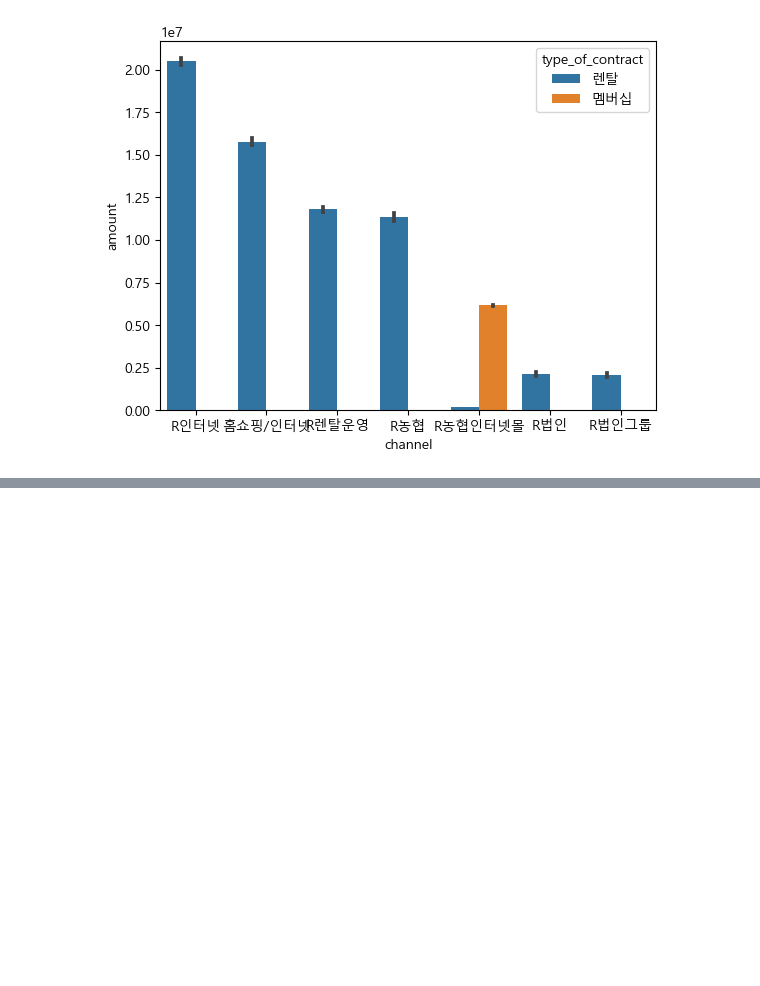
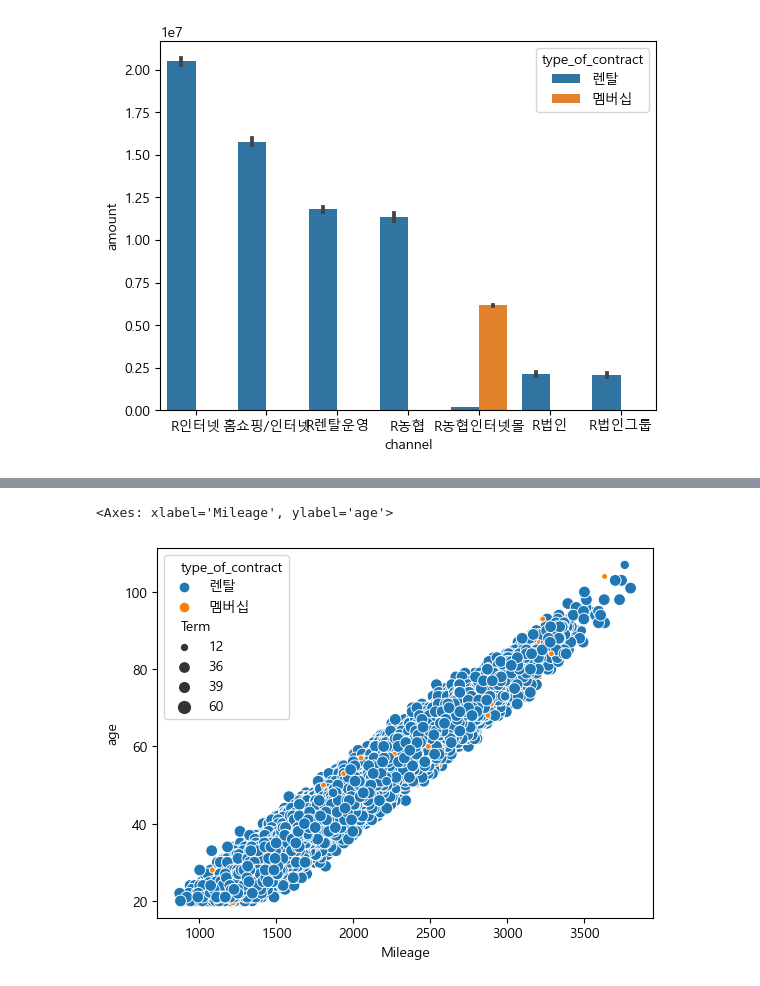
Before and after one commit to KKKKKIKKKK/study_data_analytics, a Jupyter notebook: codes/visuallizations/UsingCharts_TypeOfContractChannel.ipynb, the cells around one changed output, grey strips where cells are left out. Saved outputs shown, nothing was run; the diff lists cells and outputs as text; code cells hidden in the pictures; blank space fills up the shorter version.

```diff
--- a/codes/visuallizations/UsingCharts_TypeOfContractChannel.ipynb
+++ b/codes/visuallizations/UsingCharts_TypeOfContractChannel.ipynb
@@ -284,0 +281,7 @@ plt.show()
+# %%
+sns.scatterplot(data=df_TOCC, x='Mileage', y='age', hue= 'type_of_contract', size= 'Term') # age(목표변수)
+#분석: Mileage가 많을수록 나이 age가 많다,  25~35세 사이 고객 타겟팅 시각화 필요
+#3) term이 작을수록 재계약이 적다는 의미.
+# %% [output]
+<Axes: xlabel='Mileage', ylabel='age'>
+[figure, added]
```
Also changed, not shown: parts of 23 cells of this notebook, 5 other files.
